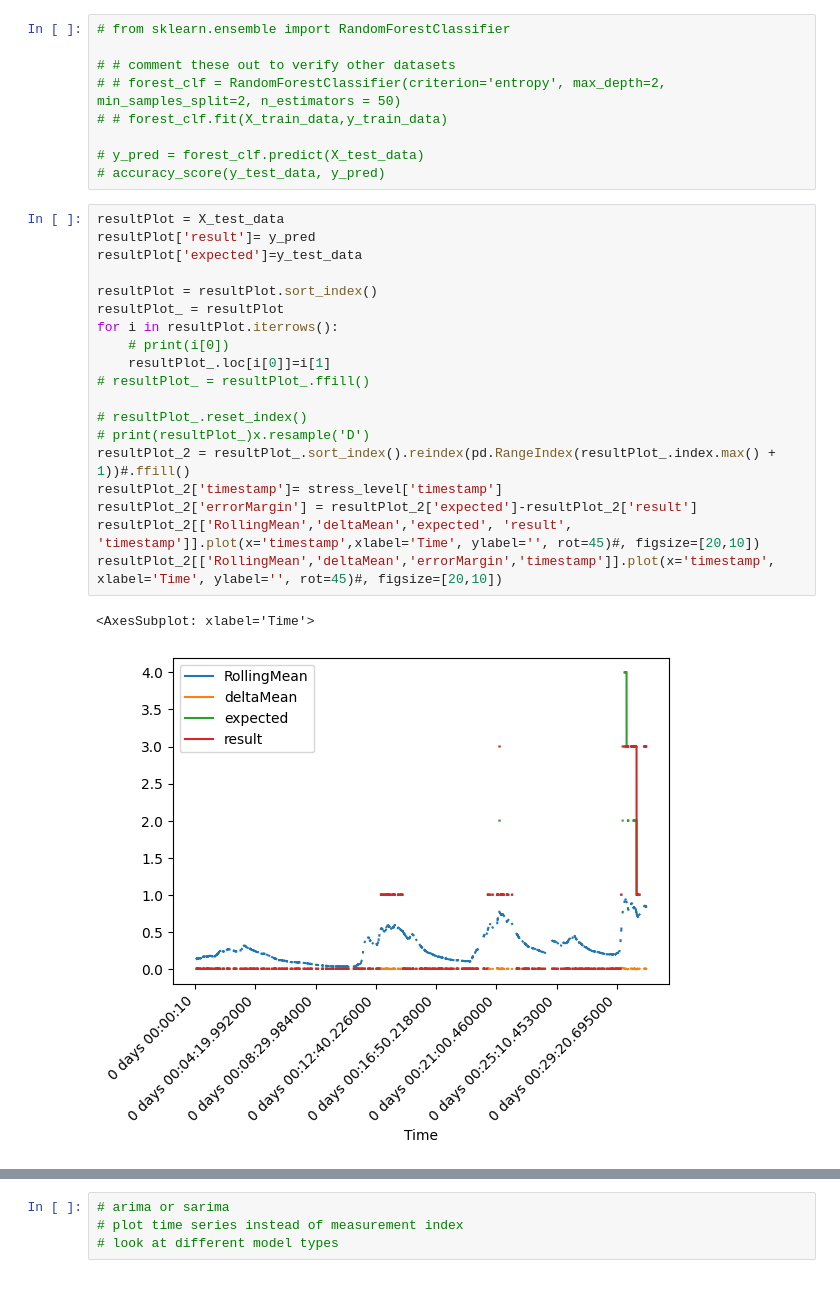
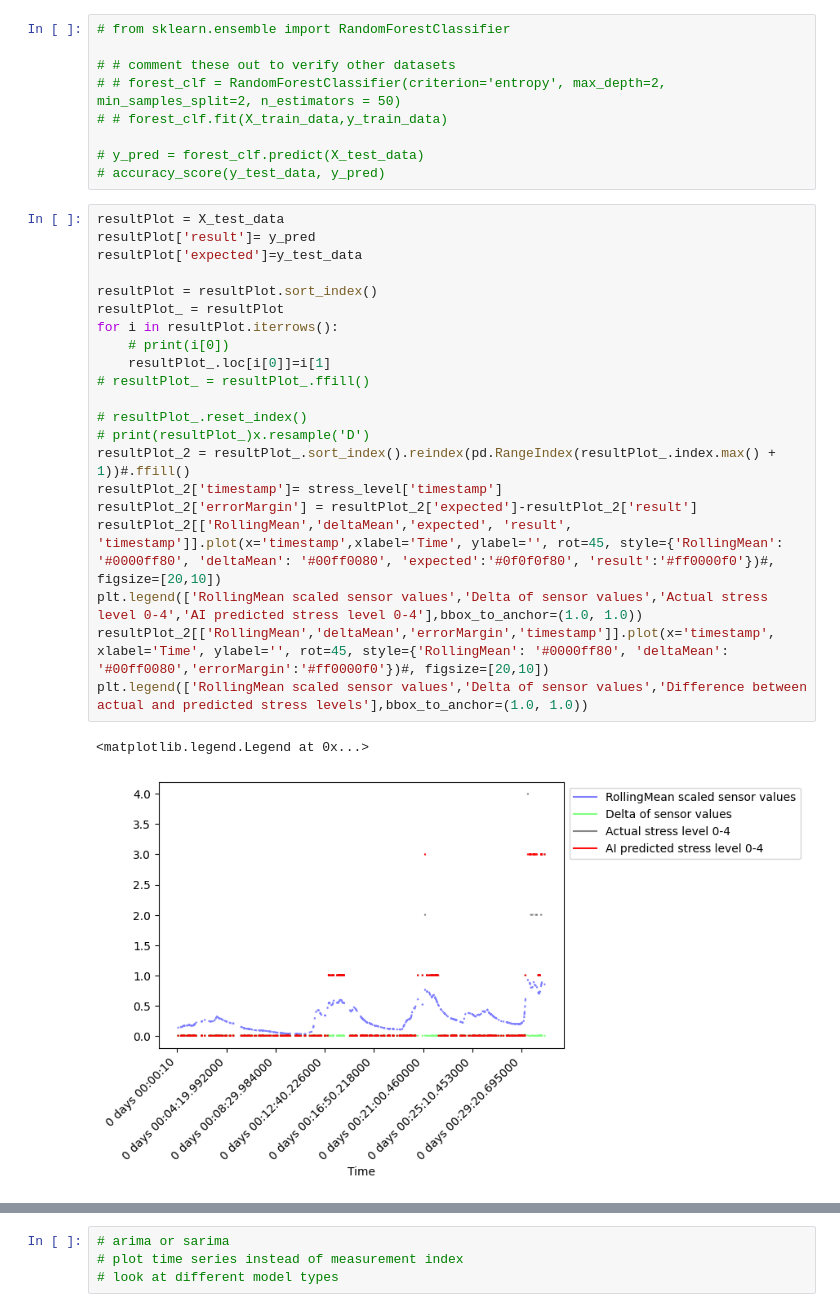
Before and after one commit to Inn0/STP1StressVisualisation, a Jupyter notebook: StressThreshold.ipynb, the cells around one changed output, grey strips where cells are left out. Drawn from its saved outputs; the diff is of its cells as text.

```diff
--- a/StressThreshold.ipynb
+++ b/StressThreshold.ipynb
@@ -275,22 +278,24 @@ accuracy_score(y_test_data, y_pred)
 # %%
 resultPlot = X_test_data
 resultPlot['result']= y_pred
 resultPlot['expected']=y_test_data
 
 resultPlot = resultPlot.sort_index()
 resultPlot_ = resultPlot
 for i in resultPlot.iterrows():
     # print(i[0])
     resultPlot_.loc[i[0]]=i[1]
 # resultPlot_ = resultPlot_.ffill()
 
 # resultPlot_.reset_index()
 # print(resultPlot_)x.resample('D')
 resultPlot_2 = resultPlot_.sort_index().reindex(pd.RangeIndex(resultPlot_.index.max() + 1))#.ffill()
 resultPlot_2['timestamp']= stress_level['timestamp']
 resultPlot_2['errorMargin'] = resultPlot_2['expected']-resultPlot_2['result']
-resultPlot_2[['RollingMean','deltaMean','expected', 'result', 'timestamp']].plot(x='timestamp',xlabel='Time', ylabel='', rot=45)#, figsize=[20,10])
-resultPlot_2[['RollingMean','deltaMean','errorMargin','timestamp']].plot(x='timestamp', xlabel='Time', ylabel='', rot=45)#, figsize=[20,10])
+resultPlot_2[['RollingMean','deltaMean','expected', 'result', 'timestamp']].plot(x='timestamp',xlabel='Time', ylabel='', rot=45, style={'RollingMean': '#0000ff80', 'deltaMean': '#00ff0080', 'expected':'#0f0f0f80', 'result':'#ff0000f0'})#, figsize=[20,10])
+plt.legend(['RollingMean scaled sensor values','Delta of sensor values','Actual stress level 0-4','AI predicted stress level 0-4'],bbox_to_anchor=(1.0, 1.0))
+resultPlot_2[['RollingMean','deltaMean','errorMargin','timestamp']].plot(x='timestamp', xlabel='Time', ylabel='', rot=45, style={'RollingMean': '#0000ff80', 'deltaMean': '#00ff0080','errorMargin':'#ff0000f0'})#, figsize=[20,10])
+plt.legend(['RollingMean scaled sensor values','Delta of sensor values','Difference between actual and predicted stress levels'],bbox_to_anchor=(1.0, 1.0))
 # %% [output]
-<AxesSubplot: xlabel='Time'>
+<matplotlib.legend.Legend at 0x...>
-[figure, old version]
+[figure, new version]
```
Also changed, not shown: parts of 6 cells of this notebook.
